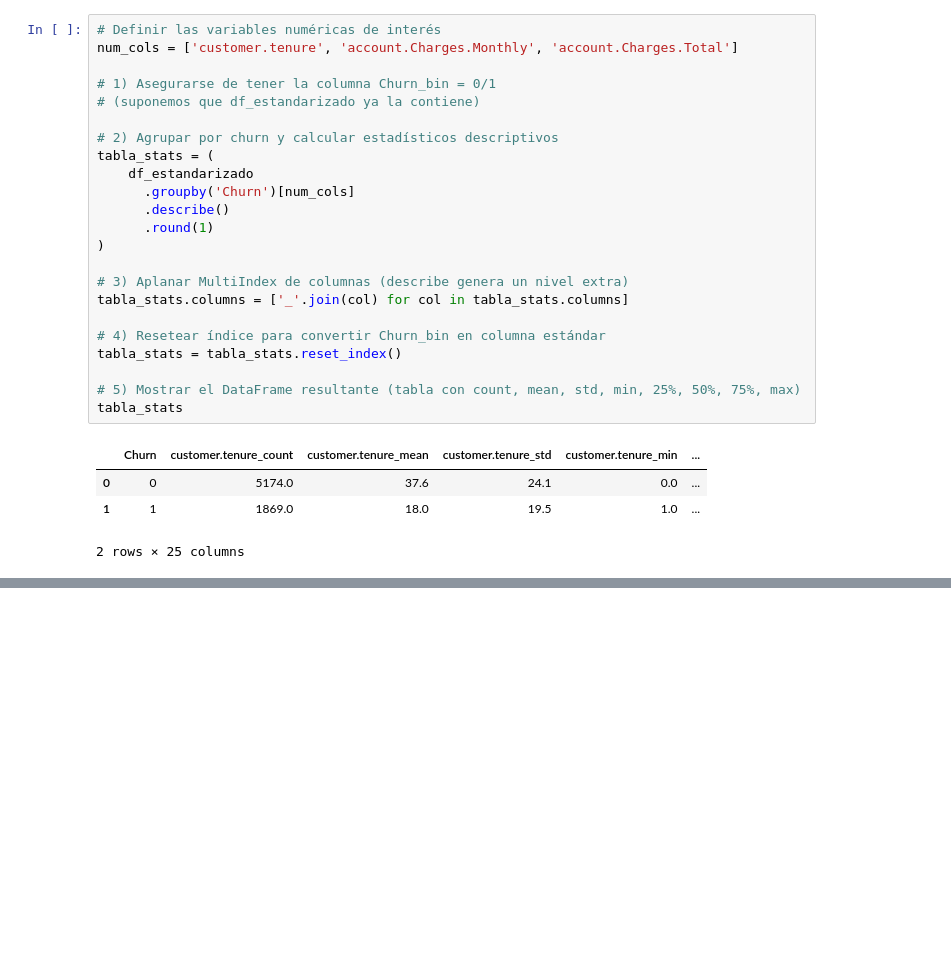
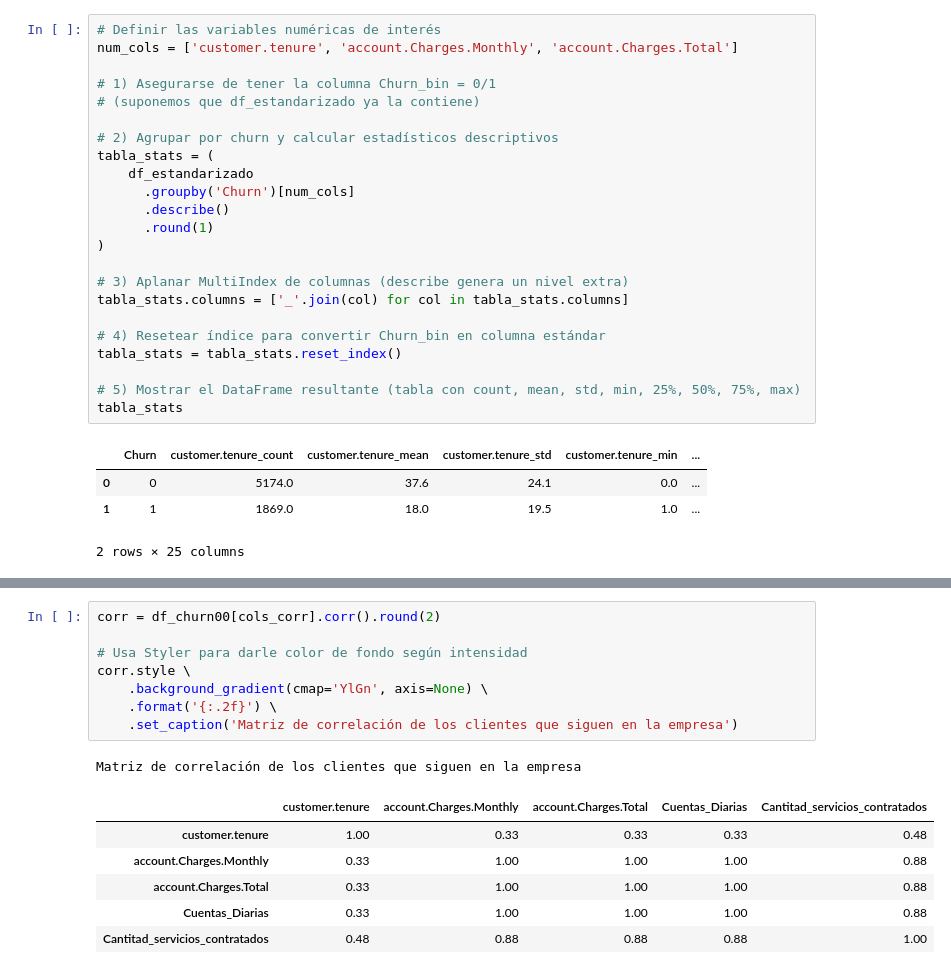
Before and after one commit to Nicolasmorahernandez/Challenger_TelecomX, a Jupyter notebook: Challenger_TelecomX.ipynb, the cells around one changed output, grey strips where cells are left out. Cells and saved outputs as stored; diff of their text form; blank space fills up the shorter version.

```diff
--- a/Challenger_TelecomX.ipynb
+++ b/Challenger_TelecomX.ipynb
@@ -770,0 +896,16 @@ plt.show()
+# %%
+corr = df_churn00[cols_corr].corr().round(2)
+
+# Usa Styler para darle color de fondo según intensidad
+corr.style \
+    .background_gradient(cmap='YlGn', axis=None) \
+    .format('{:.2f}') \
+    .set_caption('Matriz de correlación de los clientes que siguen en la empresa')
+# %% [output]
+Matriz de correlación de los clientes que siguen en la empresa
+|  | customer.tenure | account.Charges.Monthly | account.Charges.Total | Cuentas_Diarias | Cantitad_servicios_contratados |
+| customer.tenure | 1.00 | 0.33 | 0.33 | 0.33 | 0.48 |
+| account.Charges.Monthly | 0.33 | 1.00 | 1.00 | 1.00 | 0.88 |
+| account.Charges.Total | 0.33 | 1.00 | 1.00 | 1.00 | 0.88 |
+| Cuentas_Diarias | 0.33 | 1.00 | 1.00 | 1.00 | 0.88 |
+| Cantitad_servicios_contratados | 0.48 | 0.88 | 0.88 | 0.88 | 1.00 |
```
Also changed, not shown: parts of 12 cells of this notebook.
